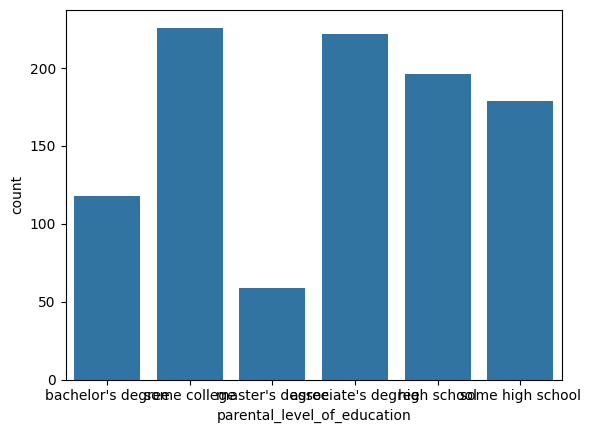
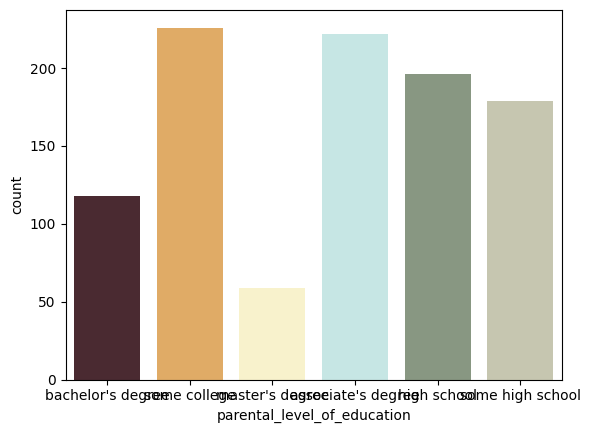
The notebook cell's code change between the first figure and the second:
--- before
+++ after
@@ -1 +1,2 @@
-sns.countplot(x="parental_level_of_education", data=df)
+custom_colors = ["#4F252E", "#F4AE52","#FFF7C5","#C1EBE9","#869B7E","#C9CAAC"]
+sns.countplot(x="parental_level_of_education", data=df,palette=custom_colors)

Commit: color palette